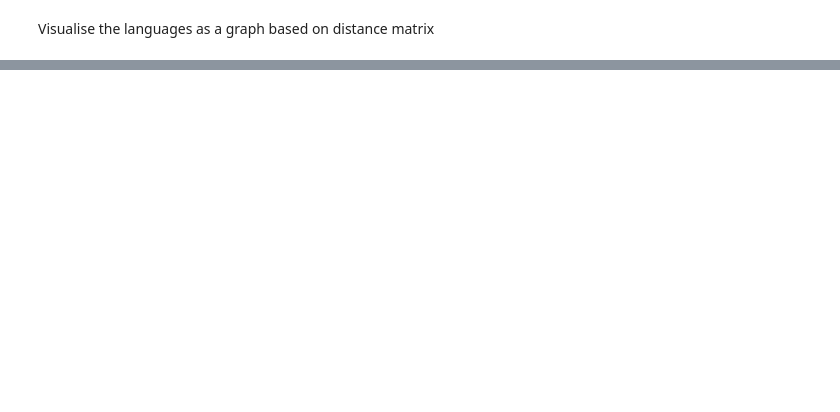
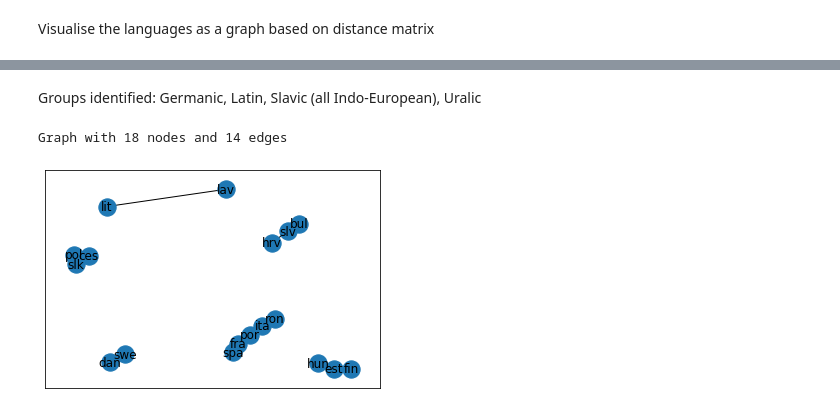
Before and after one commit to stefipreda/Language-Distance, a Jupyter notebook: Language_Distance.ipynb, the cells around one changed output, grey strips where cells are left out. Saved outputs shown, nothing was run; the diff lists cells and outputs as text; code cells hidden in the pictures; blank space fills up the shorter version.

```diff
--- a/Language_Distance.ipynb
+++ b/Language_Distance.ipynb
@@ -89,0 +109,7 @@ visualise_graph(phonology_matrix, [])
+# %% [markdown]
+Groups identified: Germanic, Latin, Slavic (all Indo-European), Uralic
+# %%
+visualise_graph(fam_matrix, languages, threshold=0.3)
+# %% [output]
+Graph with 18 nodes and 14 edges
+[figure, added]
```
Also changed, not shown: parts of 16 cells of this notebook.
